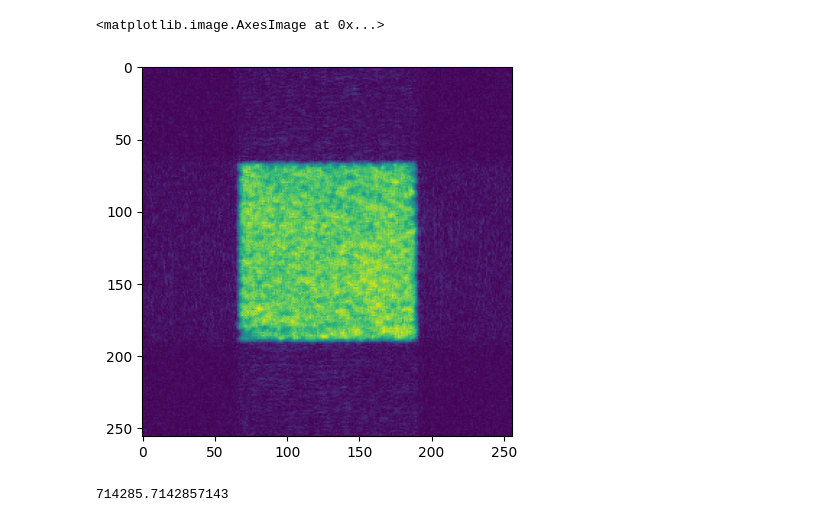
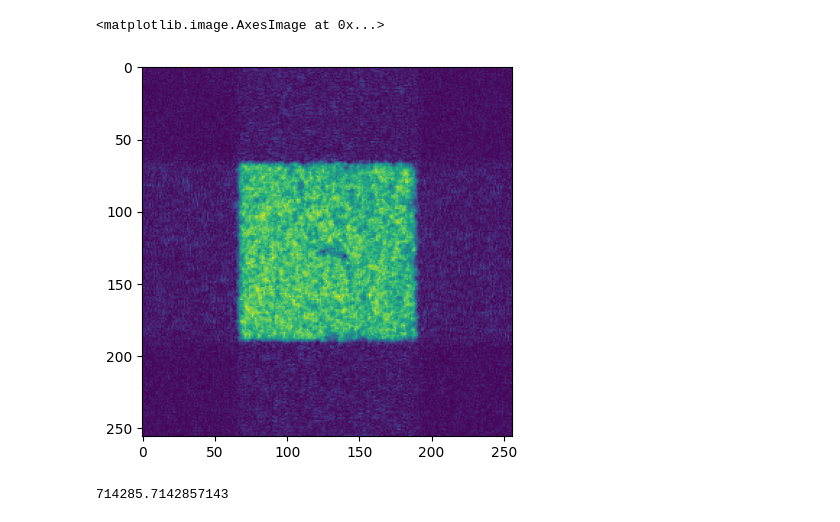
Before and after one commit to easuit24/BECs2, a Jupyter notebook: vortexnumericstest.ipynb, the cells around one changed output. Saved outputs shown, nothing was run; the diff lists cells and outputs as text; code cells hidden in the pictures.

```diff
--- a/vortexnumericstest.ipynb
+++ b/vortexnumericstest.ipynb
@@ -5,11 +5,11 @@ from scipy.fft import fft2, ifft2, dstn, idstn, fftshift, ifftshift
 
 from classicalfield_orig import FiniteTempGPE as gpe
 # %%
-imported_data = np.loadtxt('testorigfile2.csv', dtype = np.complex_)
+imported_data = np.loadtxt('vortexout.csv', dtype = np.complex_)
 plt.imshow(np.abs(imported_data))
 # %% [output]
 <matplotlib.image.AxesImage at 0x...>
-[figure, old version]
+[figure, new version]
 # %%
 print(100/(0.0007/5))
 # %% [output]
```
Also changed, not shown: parts of 6 cells of this notebook, 3 other files.
